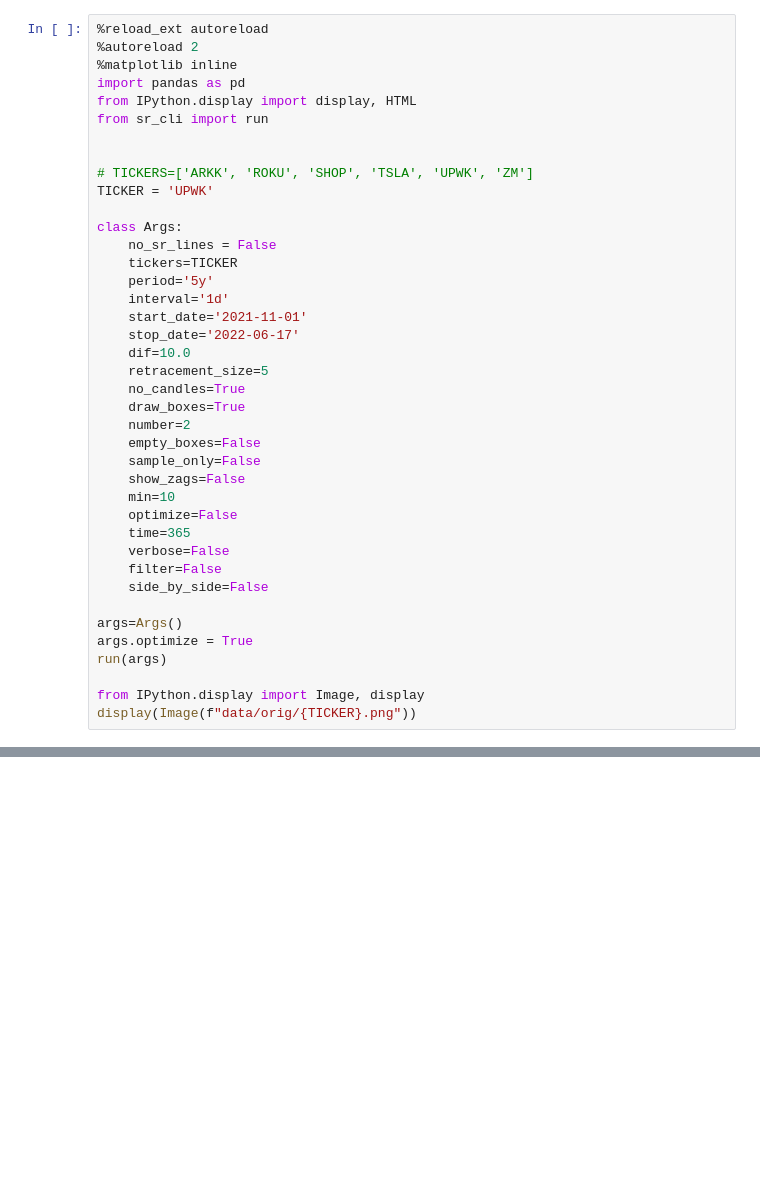
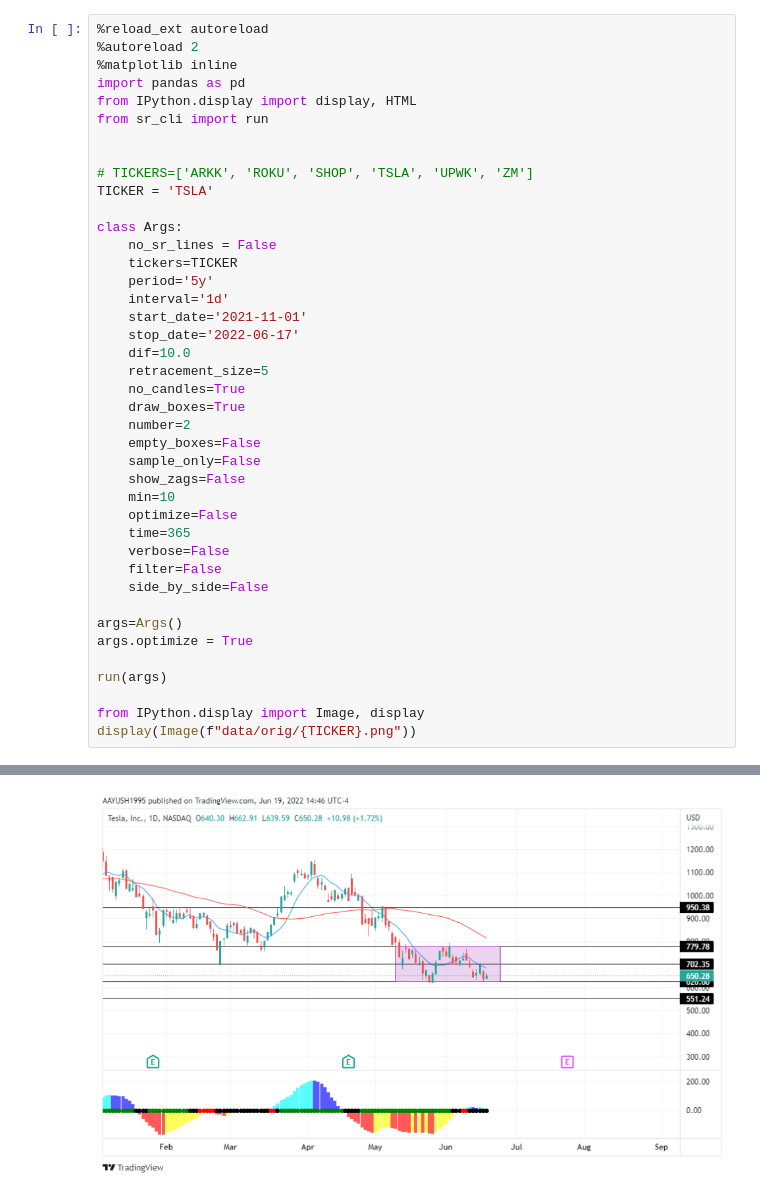
Before and after one commit to bijantech/sr_box_finder, a Jupyter notebook: review_symbol.ipynb, the cells around one changed output, grey strips where cells are left out. Drawn from its saved outputs; the diff is of its cells as text; blank space fills up the shorter version.

```diff
--- a/review_symbol.ipynb
+++ b/review_symbol.ipynb
@@ -8,7 +8,7 @@ from sr_cli import run
 
 
 # TICKERS=['ARKK', 'ROKU', 'SHOP', 'TSLA', 'UPWK', 'ZM']
-TICKER = 'UPWK'
+TICKER = 'TSLA'
 
 class Args:
     no_sr_lines = False
@@ -34,6 +34,7 @@ class Args:
 
 args=Args()
 args.optimize = True
+
 run(args)
 
 from IPython.display import Image, display
@@ -46,3 +66,4 @@ UPWK
+[figure, added]
 # %%
 df = pd.read_csv('data/samples.csv')
 df = df[df.symbol == TICKER]
```
Also changed, not shown: parts of 2 cells of this notebook, 2 other files.
